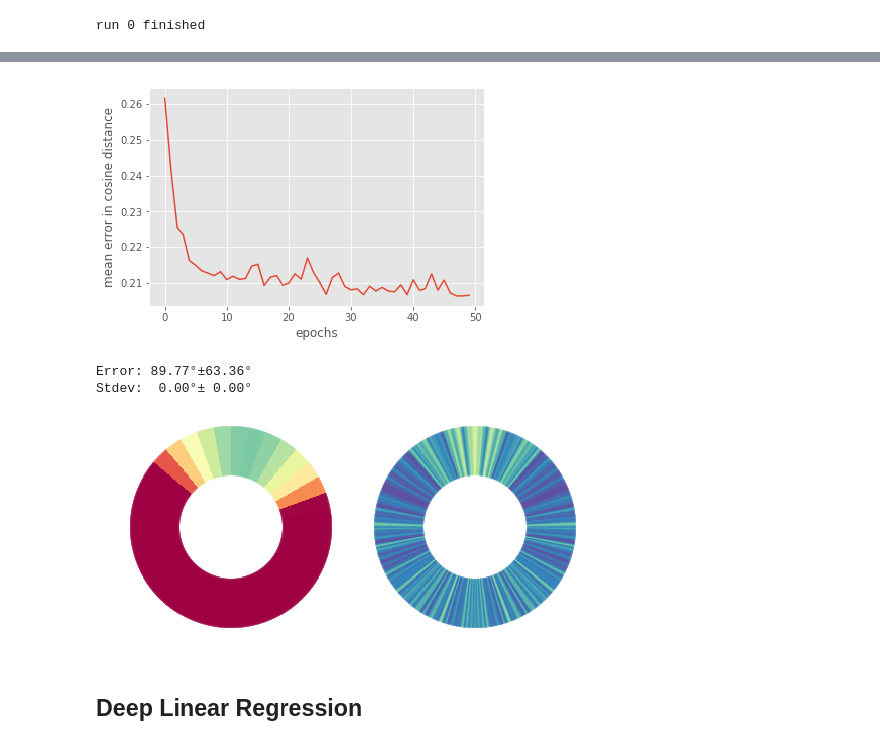
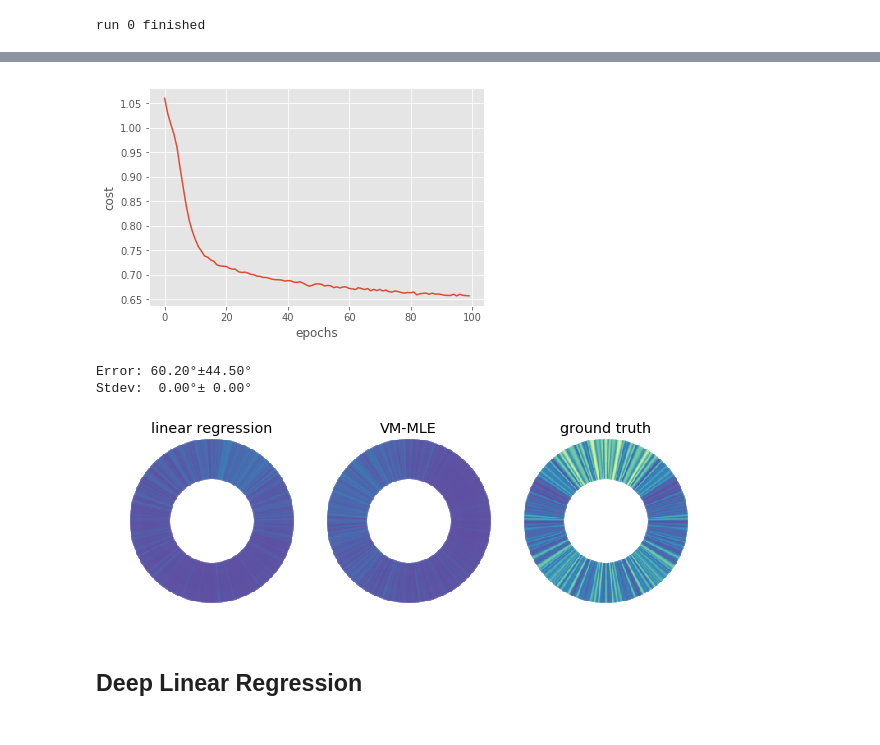
Before and after one commit to sergeyprokudin/BiternionNet, a Jupyter notebook: Experiments - TownCentre.ipynb, the cells around one changed output, grey strips where cells are left out. Saved outputs shown, nothing was run; the diff lists cells and outputs as text; code cells hidden in the pictures.

```diff
--- a/Experiments - TownCentre.ipynb
+++ b/Experiments - TownCentre.ipynb
@@ -420,8 +559,6 @@ train_step = adadelta_optimizer(loss_tf)
 
 init_op = tf.global_variables_initializer()
 # %%
-y_preds_shallow_linreg, losses_plots = dotrain_eval_tf(Xtr, ytr, Xte, yte, debug_print=False, nruns=1)
+y_preds_shallow_linreg_mle, losses_plots = dotrain_eval_tf(Xtr, ytr, Xte, yte, debug_print=False, nepochs=100, nruns=1)
 # %% [output]
 run 0 finished
-# %%
-y_preds_shallow_linreg = np.mod(y_preds_shallow_linreg, 360)
@@ -441,25 +567,31 @@ import matplotlib.pyplot as plt
 
 plt.plot(range(0, len(losses_plots[0])), losses_plots[0])
 plt.xlabel('epochs')
-plt.ylabel('mean error in cosine distance')
+plt.ylabel('cost')
 plt.show()
 # %% [output]
-[figure, old version]
+[figure, new version]
 # %%
 Xte_aug, yte_aug = aug.augbatch_train(Xte, yte)
 yte_aug = yte_aug[:,None]
-show_errs_deg(y_preds_shallow_linreg, yte_aug)
+show_errs_deg(y_preds_shallow_linreg_mle, yte_aug)
 # %% [output]
-Error: 89.77°±63.36°
+Error: 60.20°±44.50°
 Stdev:  0.00°± 0.00°
 # %%
-fig, axes = plt.subplots(1, 2, figsize=(8,4))
-hm_pred = cyclic_filter(mkheatmap_deg(np.concatenate(y_preds_shallow_linreg)[:,0], nbins=3600)/5, gaussfilter(41))
+fig, axes = plt.subplots(1, 3, figsize=(10,4))
+hm_pred_lr = cyclic_filter(mkheatmap_deg(np.concatenate(y_preds_shallow_linreg)[:,0], nbins=3600)/5, gaussfilter(41))
+hm_pred_lr_mle = cyclic_filter(mkheatmap_deg(np.concatenate(y_preds_shallow_linreg_mle)[:,0], nbins=3600)/5, gaussfilter(41))
 hm_real = cyclic_filter(mkheatmap_deg(yte, nbins=3600), gaussfilter(41))
-donut(axes[0], hm_pred/(len(yte)/400), bg=(201, 201), R=50, aapow=40);
-donut(axes[1], hm_real/(len(yte)/400), bg=(201, 201), R=50, aapow=40);
+donut(axes[0], hm_pred_lr/(len(yte)/400), bg=(201, 201), R=50, aapow=40);
+axes[0].set_title('linear regression')
+donut(axes[1], hm_pred_lr_mle/(len(yte)/400), bg=(201, 201), R=50, aapow=40);
+axes[1].set_title('VM-MLE')
+donut(axes[2], hm_real/(len(yte)/400), bg=(201, 201), R=50, aapow=40);
+axes[2].set_title('ground truth')
+plt.show()
 # %% [output]
-[figure, old version]
+[figure, new version]
 # %% [markdown]
 ## Deep Linear Regression
 # %%
```
Also changed, not shown: parts of 21 cells of this notebook.
